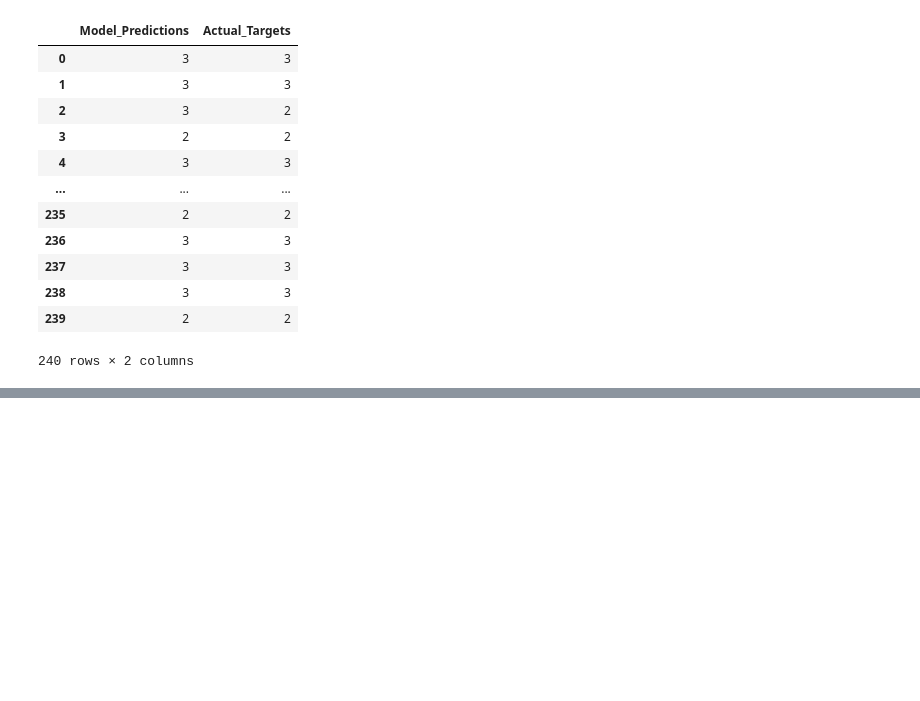
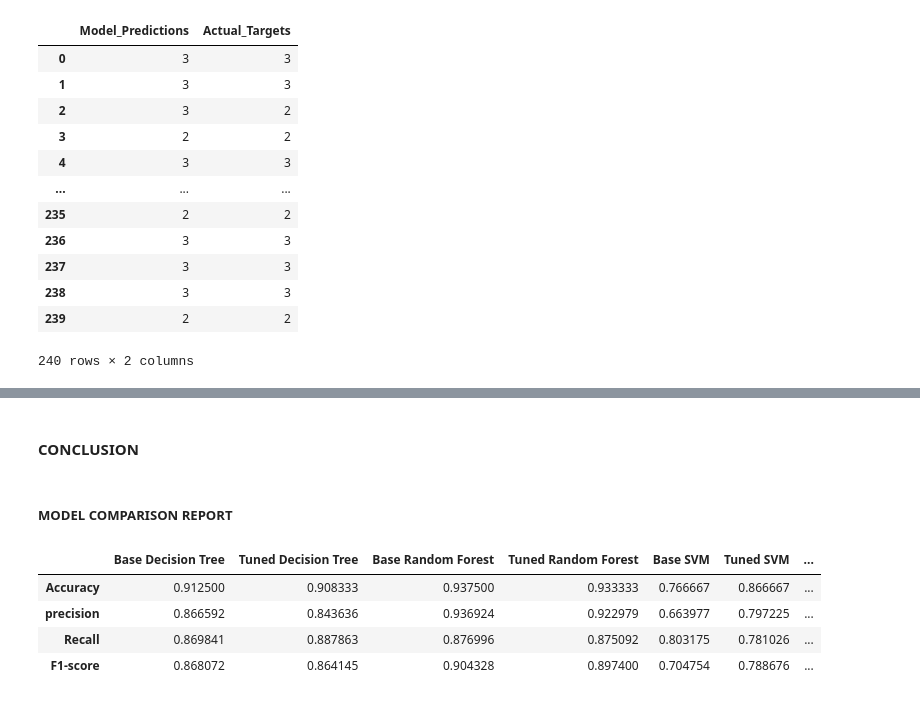
Before and after one commit to shanusaras/Employees_performance_analysis, a Jupyter notebook: src/models/predict_model.ipynb, the cells around one changed output, grey strips where cells are left out. Saved outputs shown, nothing was run; the diff lists cells and outputs as text; code cells hidden in the pictures; blank space fills up the shorter version.

```diff
--- a/src/models/predict_model.ipynb
+++ b/src/models/predict_model.ipynb
@@ -152,0 +312,22 @@ COMPARISON WITH THE ACTUAL TARGET VALUES:
+# %% [markdown]
+#### **CONCLUSION**
+# %% [markdown]
+##### **MODEL COMPARISON REPORT**
+# %%
+# Performance metrics
+
+'''Defining a function to calculate all the required performance metrics
+for the given model'''
+def metrics_calculator(predictions_file, model_name):
+
+    # loading the predictions file
+    predict_model= pd.read_csv(predictions_file)
+
+    # creating a dataframe of evaluation metrics
+    result= pd.DataFrame(data= [accuracy_score(predict_model['Actual_Targets'], predict_model['Model_Predictions']),
+                              precision_score(predict_model['Actual_Targets'], predict_model['Model_Predictions'], average= 'macro'),
+                              recall_score(predict_model['Actual_Targets'], predict_model['Model_Predictions'], average= 'macro'),
+                              f1_score(predict_model['Actual_Targets'], predict_model['Model_Predictions'], average= 'macro')],
+                       index=['Accuracy','precision','Recall', 'F1-score'],
+                       columns= [model_name])
+    return result
@@ -152,0 +344,12 @@ COMPARISON WITH THE ACTUAL TARGET VALUES:
+# %%
+# Displaying the dataframe of performance metrics
+
+report= pd.concat([base_dt_result, tuned_dt_result, base_rf_result, tuned_rf_result,
+                      base_svm_result, tuned_svm_result, tuned_xgboost_result], axis= 1)
+report.style.background_gradient(cmap='flare_r')
+# %% [output]
+|  | Base Decision Tree | Tuned Decision Tree | Base Random Forest | Tuned Random Forest | Base SVM | Tuned SVM | ... |
+| Accuracy | 0.912500 | 0.908333 | 0.937500 | 0.933333 | 0.766667 | 0.866667 | ... |
+| precision | 0.866592 | 0.843636 | 0.936924 | 0.922979 | 0.663977 | 0.797225 | ... |
+| Recall | 0.869841 | 0.887863 | 0.876996 | 0.875092 | 0.803175 | 0.781026 | ... |
+| F1-score | 0.868072 | 0.864145 | 0.904328 | 0.897400 | 0.704754 | 0.788676 | ... |
```
Also changed, not shown: parts of 16 cells of this notebook.
